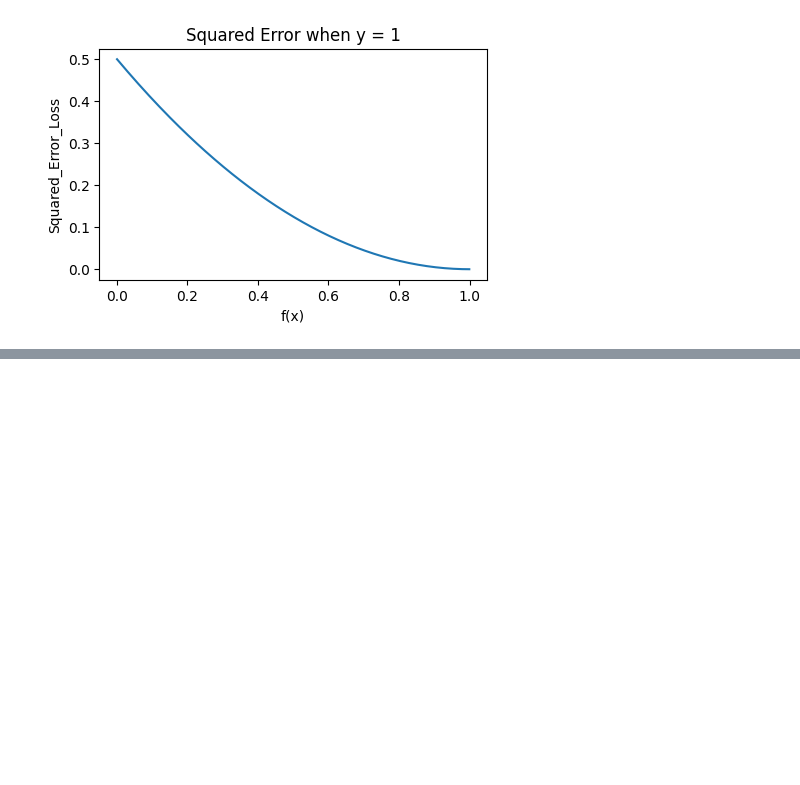
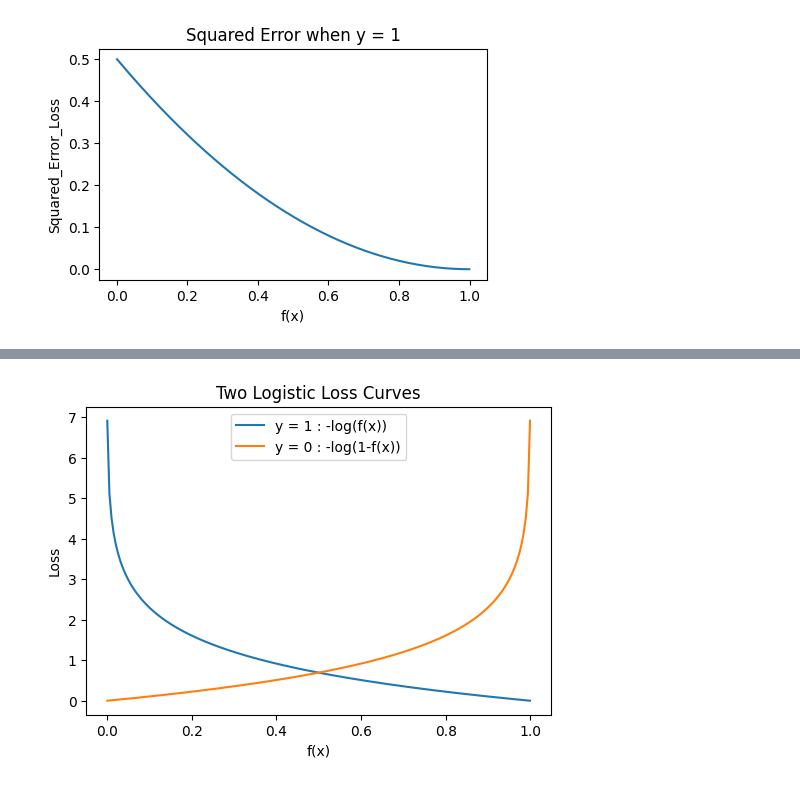
Before and after one commit to winter666-hub/AI_Learning_Journey, a Jupyter notebook: Machine_Learning/03_Logistic_Regression/12_logistic_loss.ipynb, the cells around one changed output, grey strips where cells are left out. Saved outputs shown, nothing was run; the diff lists cells and outputs as text; code cells hidden in the pictures; blank space fills up the shorter version.

```diff
--- a/Machine_Learning/03_Logistic_Regression/12_logistic_loss.ipynb
+++ b/Machine_Learning/03_Logistic_Regression/12_logistic_loss.ipynb
@@ -67,0 +119,11 @@ plt.show()
+# %%
+plt.figure(figsize=(6, 4))
+plt.plot(f_values, loss_y1_log, label="y = 1 : -log(f(x))")
+plt.plot(f_values, loss_y0_log, label="y = 0 : -log(1-f(x))")
+plt.xlabel("f(x)")
+plt.ylabel("Loss")
+plt.title("Two Logistic Loss Curves")
+plt.legend()
+plt.show()
+# %% [output]
+[figure, added]
```
Also changed, not shown: parts of 10 cells of this notebook.
